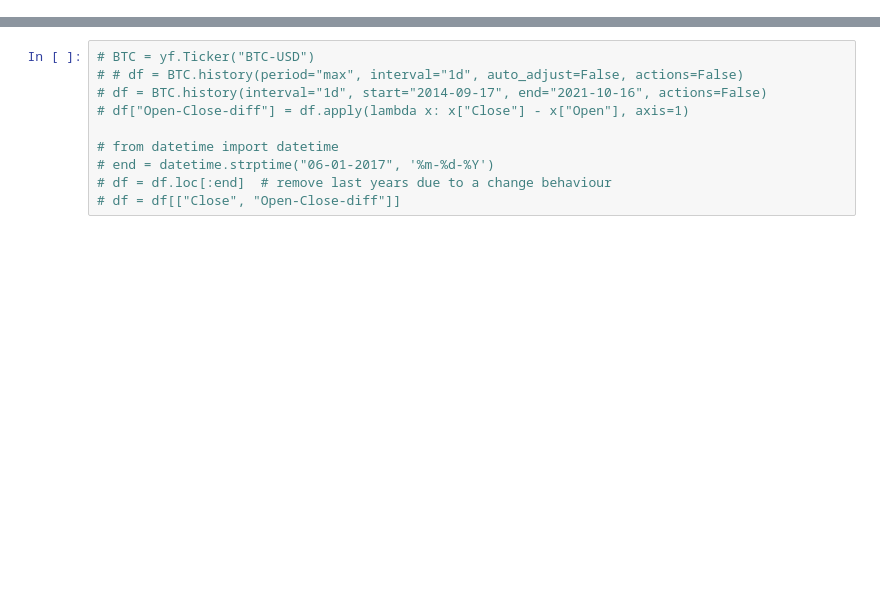
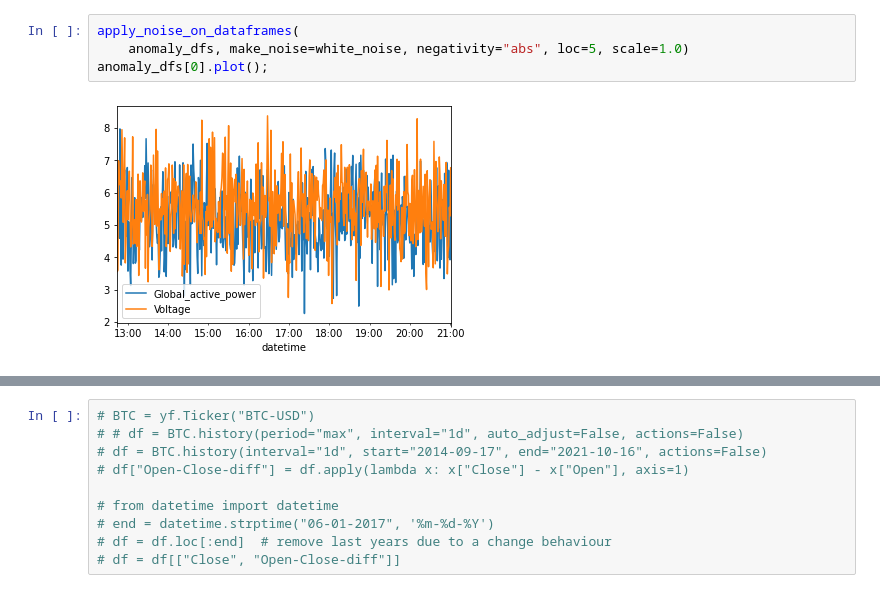
Before and after one commit to Stashq/TS-Forecasting, a Jupyter notebook: notebooks/ts-forecasting.ipynb, the cells around one changed output, grey strips where cells are left out. Saved outputs shown, nothing was run; the diff lists cells and outputs as text; blank space fills up the shorter version.

```diff
--- a/notebooks/ts-forecasting.ipynb
+++ b/notebooks/ts-forecasting.ipynb
@@ -261,3 +125,9 @@ create_anomaly(
+# %%
+apply_noise_on_dataframes(
+    anomaly_dfs, make_noise=white_noise, negativity="abs", loc=5, scale=1.0)
+anomaly_dfs[0].plot();
+# %% [output]
+[figure, added]
 # %%
 from tsad.anomaly_detector import PredictionAnomalyDetector
 
```
Also changed, not shown: parts of 12 cells of this notebook, 8 other files.
